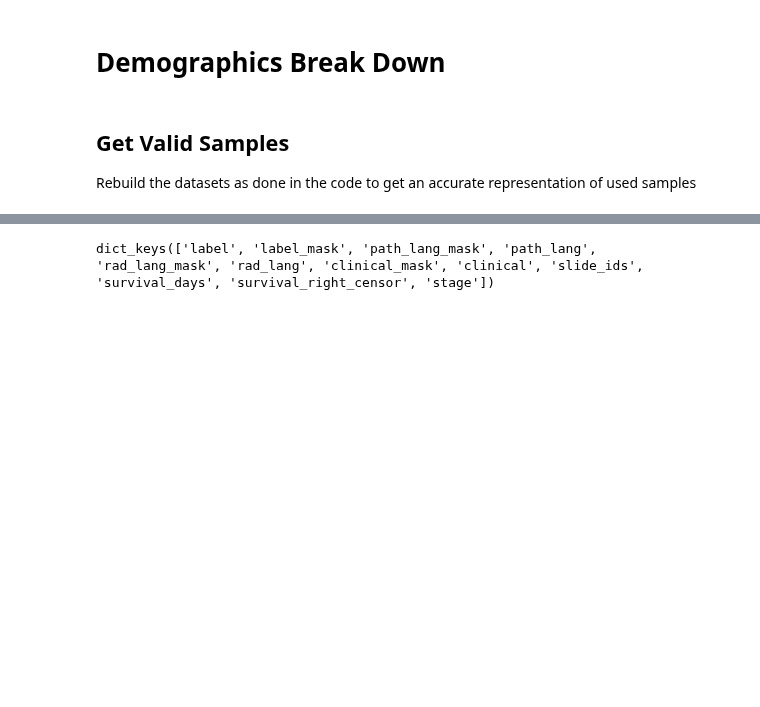
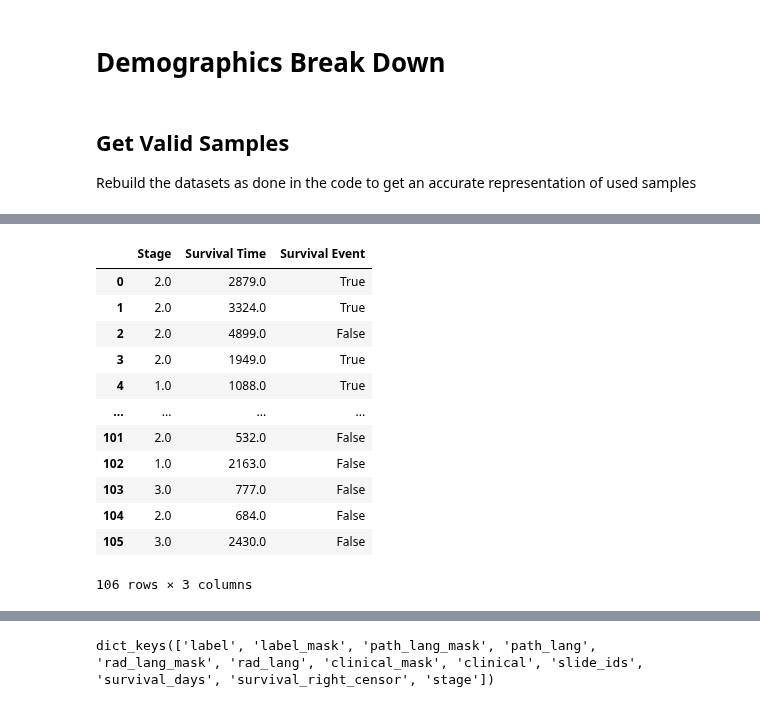
Before and after one commit to joobumjin/RadAI_Multimodal, a Jupyter notebook: Notebooks/demographics.ipynb, the cells around one changed output, grey strips where cells are left out. Cells and saved outputs as stored; diff of their text form; code cells hidden in the pictures; blank space fills up the shorter version.

```diff
--- a/Notebooks/demographics.ipynb
+++ b/Notebooks/demographics.ipynb
@@ -41,3 +57,19 @@ rih_df, rw_df = pd.read_excel(f"{data_path}/PDAC_IHC.xlsx"), pd.read_excel(f"{da
+# %%
+df
+# %% [output]
+|  | Stage | Survival Time | Survival Event |
+| 0 | 2.0 | 2879.0 | True |
+| 1 | 2.0 | 3324.0 | True |
+| 2 | 2.0 | 4899.0 | False |
+| 3 | 2.0 | 1949.0 | True |
+| 4 | 1.0 | 1088.0 | True |
+| ... | ... | ... | ... |
+| 101 | 2.0 | 532.0 | False |
+| 102 | 1.0 | 2163.0 | False |
+| 103 | 3.0 | 777.0 | False |
+| 104 | 2.0 | 684.0 | False |
+| 105 | 3.0 | 2430.0 | False |
+106 rows × 3 columns
 # %%
 from torch.utils.data import ConcatDataset
 from sklearn.model_selection import train_test_split, KFold
```
Also changed, not shown: parts of 2 cells of this notebook, 3 other files.
